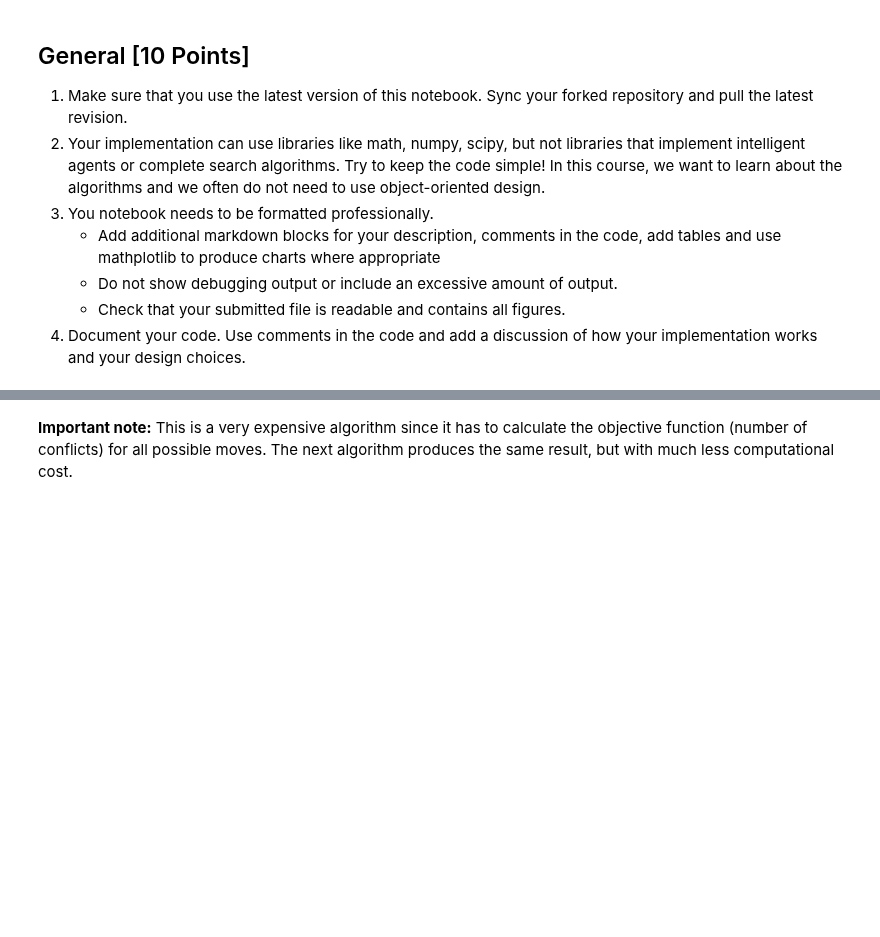
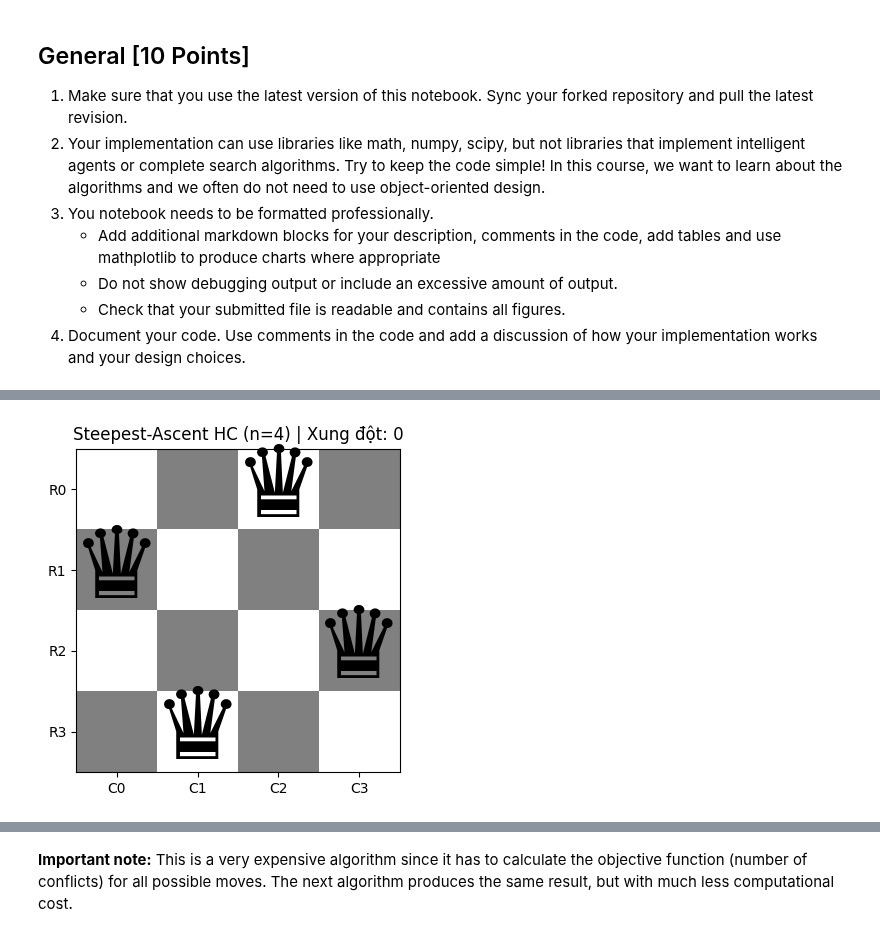
Before and after one commit to minhhailtv6a1/Team_Project_TTNTNC_2025_2026, a Jupyter notebook: lab04 - csp/n_queens.ipynb, the cells around one changed output, grey strips where cells are left out. Drawn from its saved outputs; the diff is of its cells as text; code cells hidden in the pictures; blank space fills up the shorter version.

```diff
--- a/lab04 - csp/n_queens.ipynb
+++ b/lab04 - csp/n_queens.ipynb
@@ -116,6 +131,0 @@ def show_board(board, cols = ['white', 'gray'], fontsize = 48):
-# %%
-board = random_board(4)
-
-show_board(board)
-print(f"Queens (left to right) are at rows: {board}")
-print(f"Number of conflicts: {conflicts(board)}")
@@ -129,3 +131,0 @@ A board $4 \times 4$ with no conflicts:
-# %%
-board = [1,3,0,2]
-show_board(board)
@@ -158,0 +206,84 @@ Modify the algorithm for steepest-ascend hill climbing by choosing randomly from
+# %%
+def steepest_ascent_hill_climbing(n=None, initial_board=None, max_steps=1000, seed=None):
+    """
+    Thuật toán Leo đồi dốc nhất (Steepest-Ascent Hill Climbing) cho n-Queens.
+    Duyệt toàn bộ n*(n-1) láng giềng ở mỗi bước, chọn láng giềng tốt nhất.
+    """
+    if seed is not None:
+        np.random.seed(seed)
+
+    if initial_board is None:
+        if n is None:
+            raise ValueError("Cần cung cấp n hoặc initial_board.")
+        board = random_board(n)
+    else:
+        board = np.array(initial_board, copy=True)
+        n = len(board)
+
+    start_time = time.perf_counter()
+    curr_h = conflicts(board)
+    evaluations = 1
+    history = [int(curr_h)]
+    steps = 0
+
+    while steps < max_steps and curr_h > 0:
+        best_h = curr_h
+        best_moves = []
+
+        # Đánh giá toàn bộ n*(n - 1) láng giềng
+        for col in range(n):
+            orig_row = board[col]
+            for row in range(n):
+                if row == orig_row:
+                    continue
+                board[col] = row
+                h = conflicts(board)
+                evaluations += 1
+
+                if h < best_h:
+                    best_h = h
+                    best_moves = [(col, row)]
+                elif h == best_h and best_h < curr_h:
+                    best_moves.append((col, row))
+            board[col] = orig_row  # Hoàn tác
+
+        # Kiểm tra cải thiện
+        if best_h < curr_h:
+            # Chọn ngẫu nhiên giữa các nước đi tốt nhất tương đương (tie-breaking)
+            chosen_col, chosen_row = best_moves[np.random.randint(len(best_moves))]
+            board[chosen_col] = chosen_row
+            curr_h = best_h
+            steps += 1
+            history.append(int(curr_h))
+        else:
+            # Chạm cực tiểu cục bộ hoặc bình nguyên
+            break
+
+    runtime_s = time.perf_counter() - start_time
+
+    return {
+        "algorithm": "Steepest-Ascent HC",
+        "problem": "n_queens",
+        "n": n,
+        "seed": seed,
+        "success": bool(curr_h == 0),
+        "runtime_s": runtime_s,
+        "steps": steps,
+        "evaluations": evaluations,
+        "final_conflicts": int(curr_h),
+        "board": board.tolist(),
+        "history": history
+    }
+
+# Chạy thử nghiệm trên n = 4 và n = 8
+print("=== THỬ NGHIỆM STEEPEST-ASCENT HILL CLIMBING ===")
+res_steep_4 = steepest_ascent_hill_climbing(n=4, seed=42)
+print(f"n=4 | Thành công: {res_steep_4['success']} | Xung đột cuối: {res_steep_4['final_conflicts']} | Bước: {res_steep_4['steps']} | Đánh giá: {res_steep_4['evaluations']} | Thời gian: {res_steep_4['runtime_s']:.6f}s")
+print(f"Lịch sử xung đột: {res_steep_4['history']}")
+show_board(res_steep_4['board'], title="Steepest-Ascent HC (n=4)")
+
+res_steep_8 = steepest_ascent_hill_climbing(n=8, seed=42)
+print(f"n=8 | Thành công: {res_steep_8['success']} | Xung đột cuối: {res_steep_8['final_conflicts']} | Bước: {res_steep_8['steps']} | Đánh giá: {res_steep_8['evaluations']} | Thời gian: {res_steep_8['runtime_s']:.6f}s")
+print(f"Lịch sử xung đột: {res_steep_8['history']}")
+show_board(res_steep_8['board'], title="Steepest-Ascent HC (n=8)")
+# %% [output]
@@ -158,0 +293 @@ Modify the algorithm for steepest-ascend hill climbing by choosing randomly from
+[figure, added]
```
Also changed, not shown: parts of 36 cells of this notebook.
